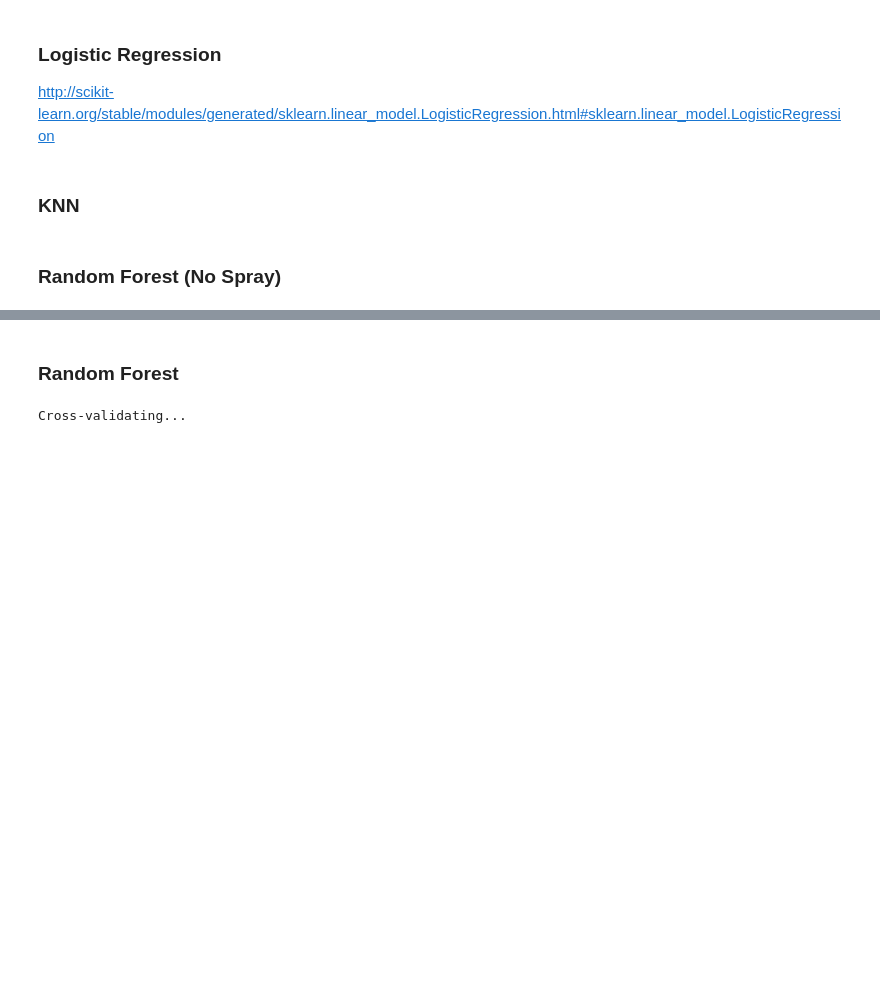
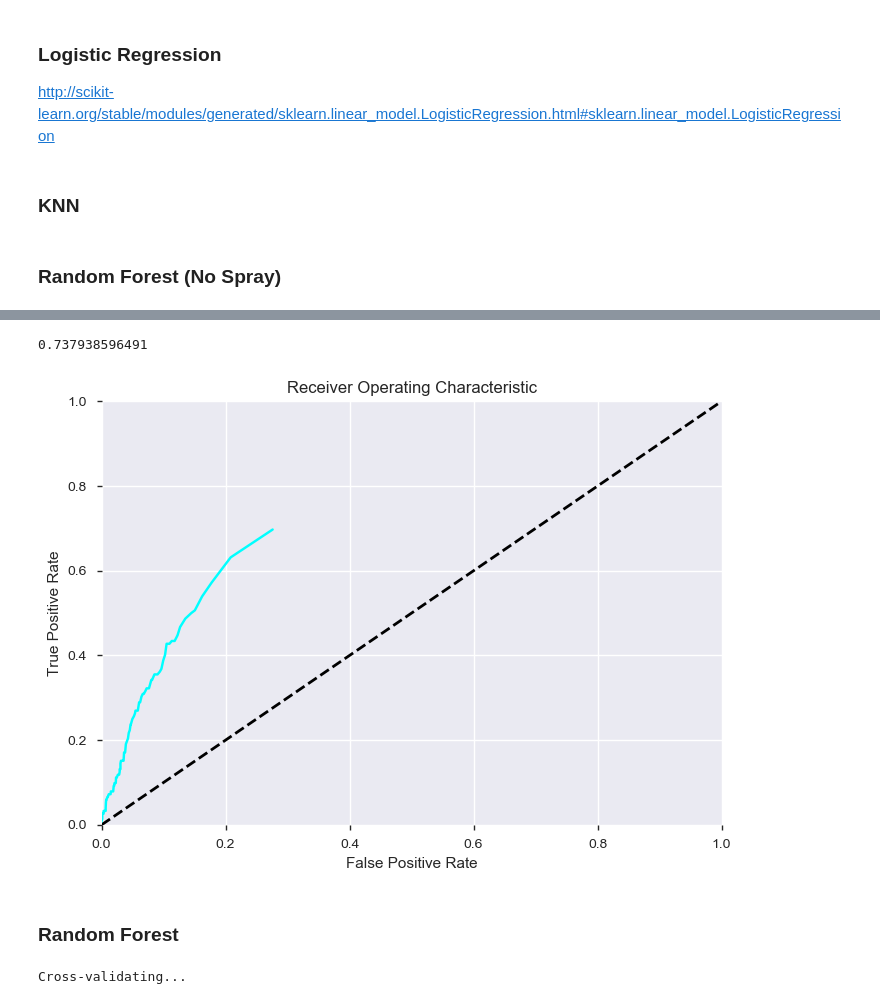
Before and after one commit to mjschillawski/west_nile_virus, a Jupyter notebook: schillawski_wnv.ipynb, the cells around one changed output, grey strips where cells are left out. Saved outputs shown, nothing was run; the diff lists cells and outputs as text; code cells hidden in the pictures; blank space fills up the shorter version.

Commit message:
spray feature engineering; gradient boost predictions

```diff
--- a/schillawski_wnv.ipynb
+++ b/schillawski_wnv.ipynb
@@ -620,0 +706,6 @@ data.shape
+# %%
+time_tp = time_binary.transpose()
+distance_tp = distance_binary.transpose()
+
+binary = pd.merge(distance_tp,time_tp,how='inner',left_index=True,right_index=True,suffixes=('_d','_t'))
+binary.shape
@@ -895,0 +1089,6 @@ avg / total       0.90      0.92      0.91      2543
+# %%
+rfcns_probas = rfc.predict_proba(Xns_test)
+
+print(roc_auc_score(yns_test,rfcns_probas[:,1]))
+aucroc(rfcns_probas,yns_test)
+# %% [output]
@@ -896,3 +1097,5 @@ avg / total       0.90      0.92      0.91      2543
+0.737938596491
+[figure, added]
 # %% [markdown]
 ### Random Forest
 # %%
```
Also changed, not shown: parts of 77 cells of this notebook, 1 other file.
